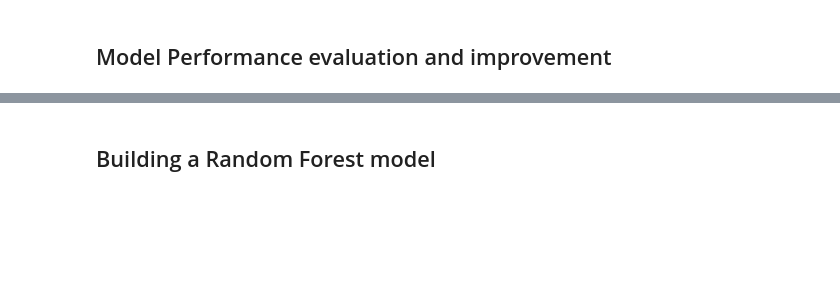
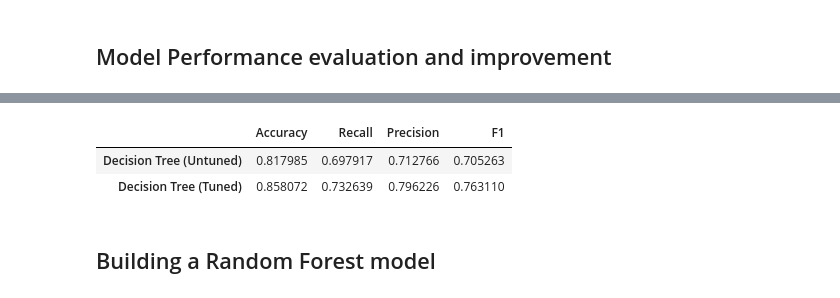
Before and after one commit to angelcodex/practical_data_science, a Jupyter notebook: notebooks/cuevas25_full_code_potential_customer_prediction.ipynb, the cells around one changed output, grey strips where cells are left out. Drawn from its saved outputs; the diff is of its cells as text; code cells hidden in the pictures; blank space fills up the shorter version.

```diff
--- a/notebooks/Learner Notebook - Full Code Version - Potential Customers Prediction.ipynb
+++ b/notebooks/cuevas25_full_code_potential_customer_prediction.ipynb
@@ -436,24 +374,11 @@ page_views_per_visit:
 [figure]
 # %%
 # One-Hot Encoding for categorical variables
-print("Before encoding:")
-print(f"Number of columns: {len(data.columns)}")
-print(f"Data types:\n{data.dtypes.value_counts()}")
-
-# Get categorical columns
 categorical_cols = data.select_dtypes(include=['object', 'category']).columns.tolist()
-print(f"\nCategorical columns to encode: {categorical_cols}")
 
 # Perform one-hot encoding
-data_encoded = pd.get_dummies(
+data = pd.get_dummies(
     data,
     columns=categorical_cols,
     drop_first=True
 )
-
-print(f"\nAfter encoding:")
-print(f"Number of columns: {len(data_encoded.columns)}")
-print(f"Number of dummy variables created: {len(data_encoded.columns) - len(data.columns) + len(categorical_cols)}")
-
-# Update data
-data = data_encoded.copy()
@@ -689,3 +506,14 @@ Tuned Model - Confusion Matrix:
+# %%
+model_comparison = compare_models_classification(
+    model_names=['Decision Tree (Untuned)', 'Decision Tree (Tuned)'],
+    model_results=[dt_classifier_perf_test, dt_tuned_classifier_perf_test]
+)
+
+model_comparison
+# %% [output]
+|  | Accuracy | Recall | Precision | F1 |
+| Decision Tree (Untuned) | 0.817985 | 0.697917 | 0.712766 | 0.705263 |
+| Decision Tree (Tuned) | 0.858072 | 0.732639 | 0.796226 | 0.763110 |
 # %% [markdown]
 ## Building a Random Forest model
 # %%
```
Also changed, not shown: parts of 15 cells of this notebook, 6 other files.
